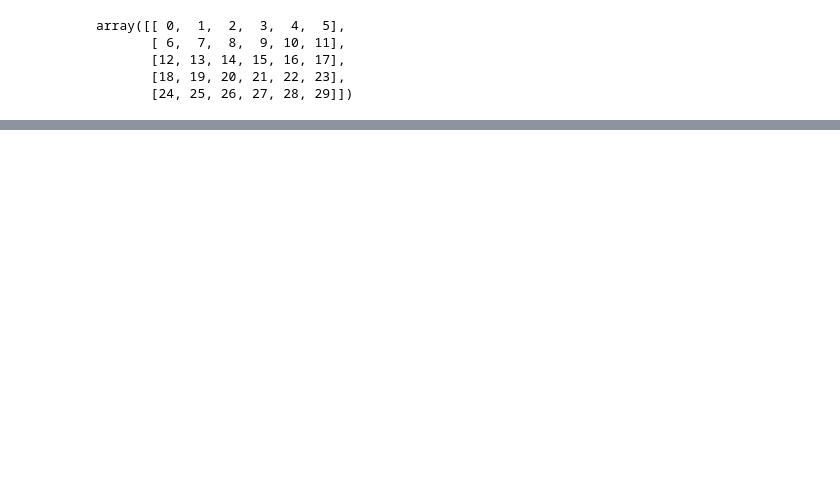
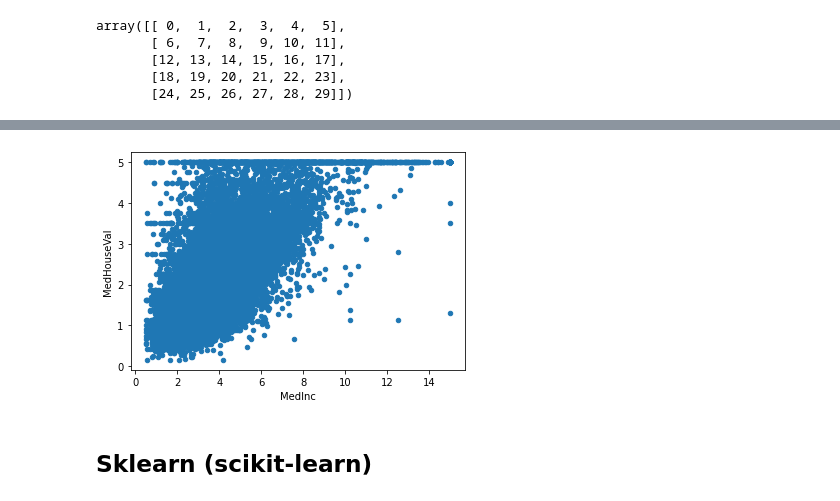
Before and after one commit to CalebCurry/ml-intro, a Jupyter notebook: Intro to ML.ipynb, the cells around one changed output, grey strips where cells are left out. Saved outputs shown, nothing was run; the diff lists cells and outputs as text; code cells hidden in the pictures; blank space fills up the shorter version.

```diff
--- a/Intro to ML.ipynb
+++ b/Intro to ML.ipynb
@@ -493,0 +631,12 @@ array([[ 0,  1,  2,  3,  4,  5],
+# %%
+from sklearn import datasets
+import matplotlib.pyplot as plt
+
+california = datasets.fetch_california_housing(as_frame=True)
+california.data["MedHouseVal"] = california.target
+california.data.plot(kind="scatter", x="MedInc", y="MedHouseVal")
+plt.show()
+# %% [output]
+[figure, added]
+# %% [markdown]
+## Sklearn (scikit-learn)
```
Also changed, not shown: parts of 25 cells of this notebook.
